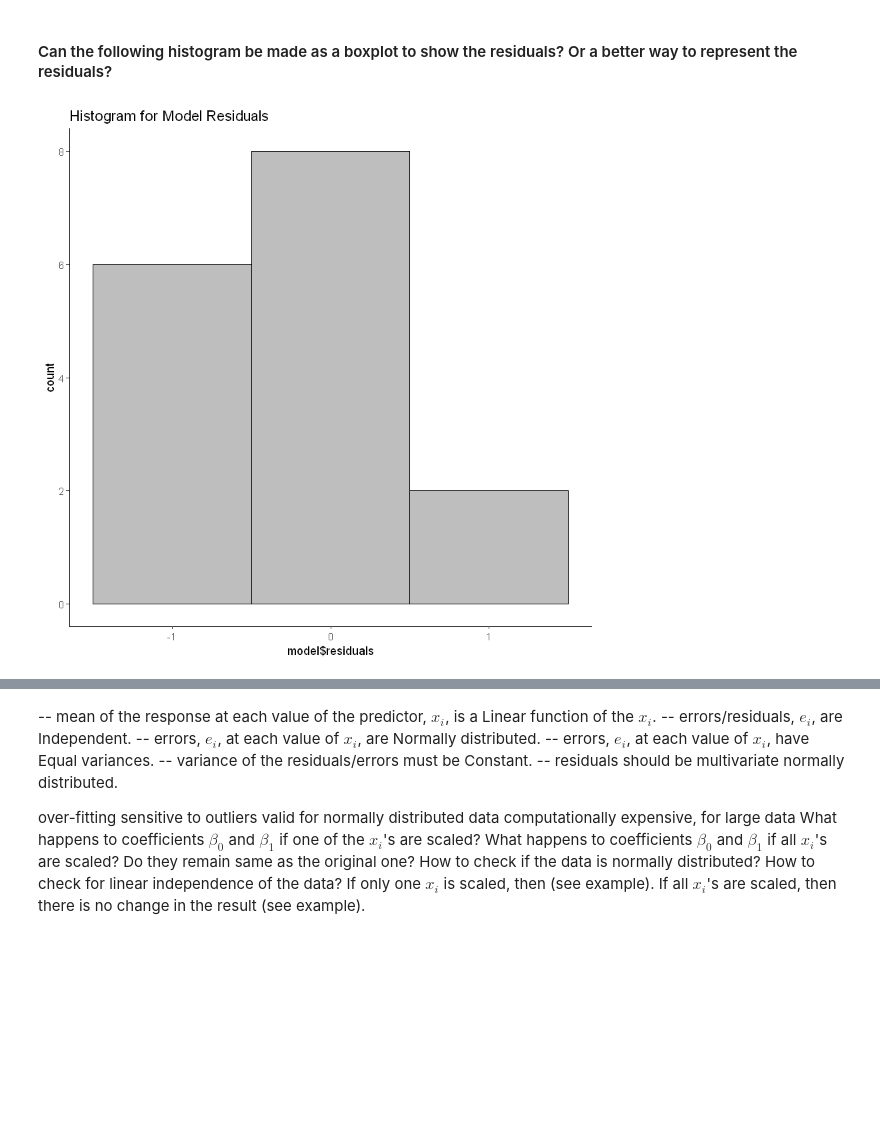
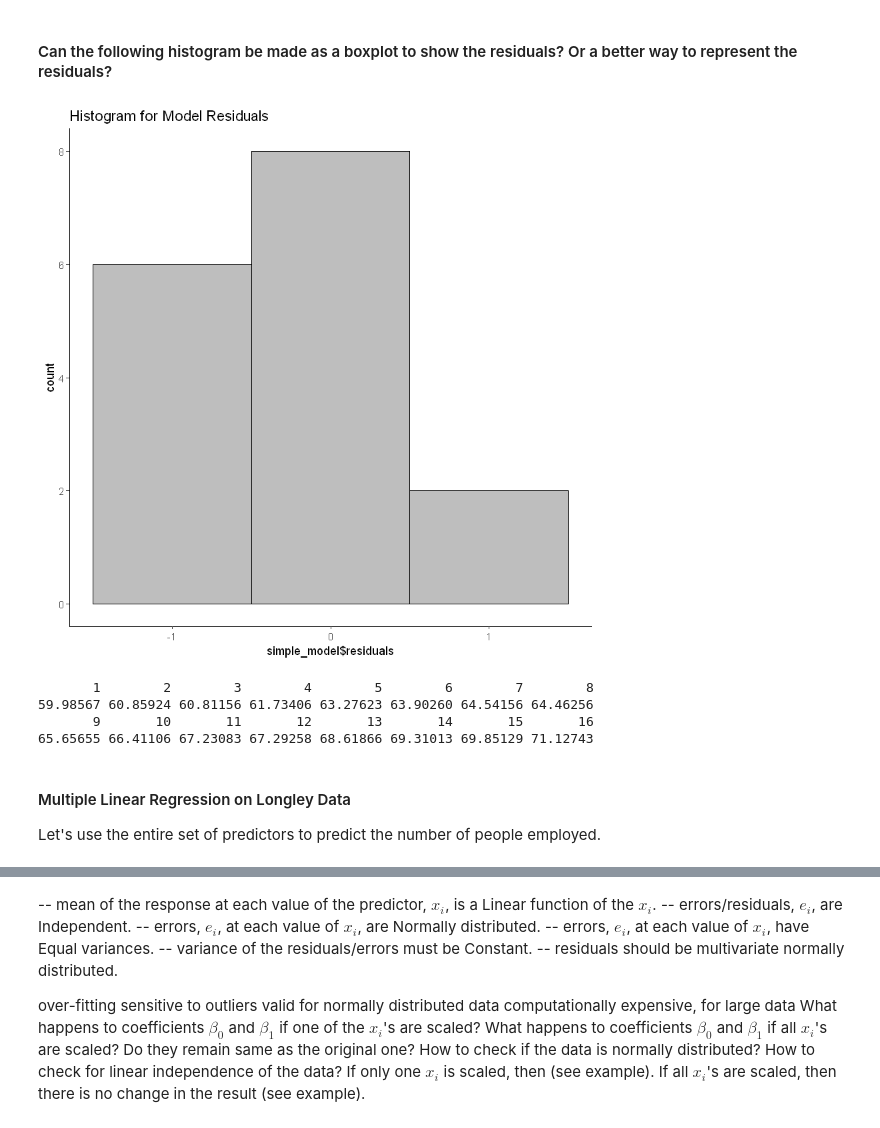
Before and after one commit to madhurima-nath/regression_and_predictions, a Jupyter notebook: regression_prediction.ipynb, the cells around one changed output, grey strips where cells are left out. Cells and saved outputs as stored; diff of their text form; code cells hidden in the pictures; blank space fills up the shorter version.

Commit message:
multiple regression analysis added

```diff
--- a/regression_prediction.ipynb
+++ b/regression_prediction.ipynb
@@ -230,3 +232,3 @@ y_train =
 # %%
-model = lm(longley.y~longley.x, data = longley)
+simple_model = lm(longley.y~longley.x, data = longley)
 # %%
@@ -270,11 +272,27 @@ The gray shading around the line represents a confidence interval of 0.95, the d
 # %% [markdown]
 #### Can the following histogram be made as a boxplot to show the residuals? Or a better way to represent the residuals?
 # %%
-ggplot(data = longley, aes(model$residuals)) +
+ggplot(data = longley, aes(simple_model$residuals)) +
 geom_histogram(binwidth = 1, color = 'black', fill = 'grey') +
 theme(panel.background = element_rect(fill = 'white'),
 axis.line.x=element_line(),
 axis.line.y=element_line()) +
 ggtitle('Histogram for Model Residuals')
 # %% [output]
-[figure, old version]
+[figure, new version]
+# %%
+# Q. how to generate random integers in a range?
+# Q. is there a better way to present the output, instead of the one below?
+
+new_data = data.frame(sample.int(300, 16))
+
+print(predict(simple_model, new_data))
+# %% [output]
+       1        2        3        4        5        6        7        8
+59.98567 60.85924 60.81156 61.73406 63.27623 63.90260 64.54156 64.46256
+       9       10       11       12       13       14       15       16
+65.65655 66.41106 67.23083 67.29258 68.61866 69.31013 69.85129 71.12743
+# %% [markdown]
+#### Multiple Linear Regression on Longley Data
+
+Let's use the entire set of predictors to predict the number of people employed.
```
Also changed, not shown: parts of 10 cells of this notebook.
